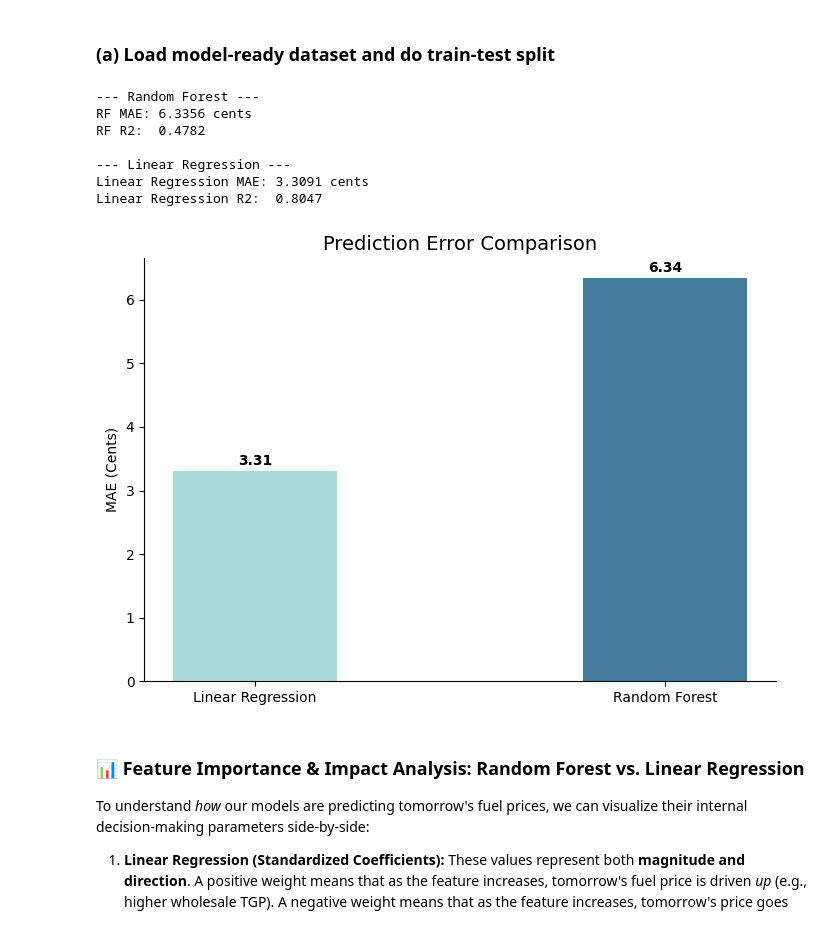
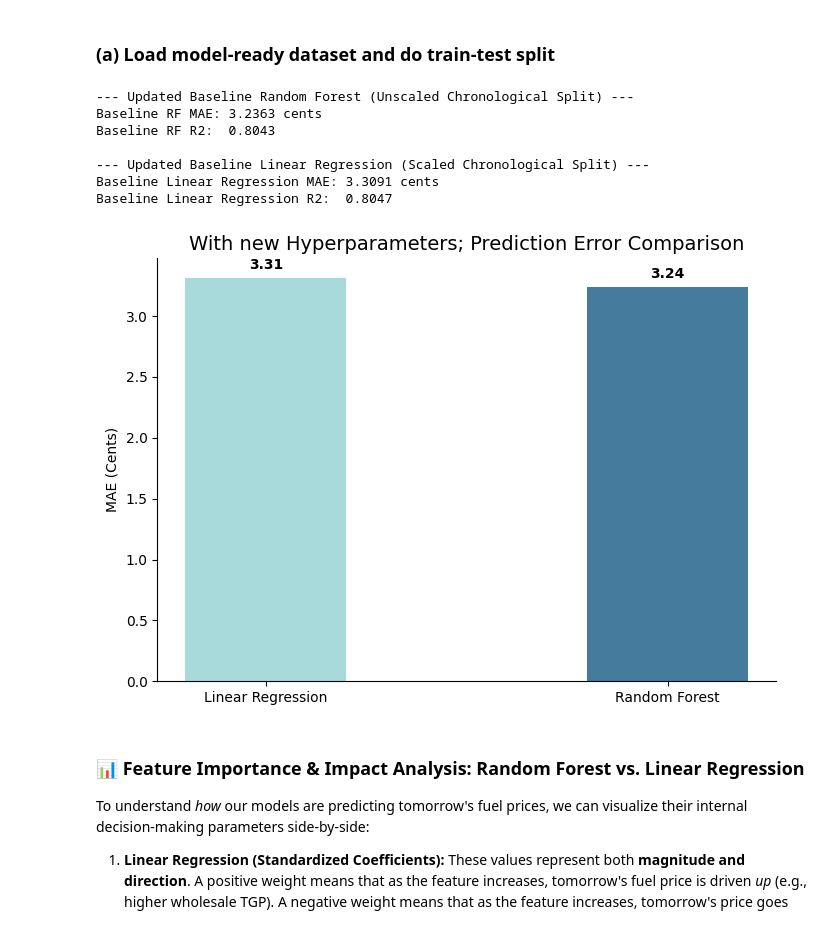
Before and after one commit to tim-fan1/engg2112, a Jupyter notebook: train_chrono_split.ipynb, the cells around one changed output. Saved outputs shown, nothing was run; the diff lists cells and outputs as text; code cells hidden in the pictures.

```diff
--- a/train_chrono_split.ipynb
+++ b/train_chrono_split.ipynb
@@ -57,60 +57,62 @@ baseline_lr_r2 = r2_score(y_test_chrono, baseline_lr_preds)
 
 
 # 7. Instantiate and Train Random Forest (Using UNSCALED data)
+# Best: {'max_depth': 7, 'max_features': 0.6, 'min_samples_leaf': 30, 'n_estimators': 300}
 baseline_rf = RandomForestRegressor(
-    n_estimators=100,
-    # max_depth=None,
-    # min_samples_split=2,
-    # min_samples_leaf=1,
-    # max_features=1.0,
-    # bootstrap=True,
+    n_estimators=300,
+    max_depth=7,
+    min_samples_split=2,
+    min_samples_leaf=30,
+    max_features=0.6,
+    bootstrap=True,
     random_state=42,
     n_jobs=-1
 )
+
 # We feed the raw, unscaled features here because trees are scale-invariant
 baseline_rf.fit(X_train_chrono, y_train_chrono)
 baseline_rf_preds = baseline_rf.predict(X_test_chrono)
 
 baseline_rf_mae = mean_absolute_error(y_test_chrono, baseline_rf_preds)
 baseline_rf_r2 = r2_score(y_test_chrono, baseline_rf_preds)
 
-print("--- Random Forest ---")
-print(f"RF MAE: {baseline_rf_mae:.4f} cents")
-print(f"RF R2:  {baseline_rf_r2:.4f}\n")
+print("--- Updated Baseline Random Forest (Unscaled Chronological Split) ---")
+print(f"Baseline RF MAE: {baseline_rf_mae:.4f} cents")
+print(f"Baseline RF R2:  {baseline_rf_r2:.4f}\n")
 
-print("--- Linear Regression ---")
-print(f"Linear Regression MAE: {baseline_lr_mae:.4f} cents")
-print(f"Linear Regression R2:  {baseline_lr_r2:.4f}\n")
+print("--- Updated Baseline Linear Regression (Scaled Chronological Split) ---")
+print(f"Baseline Linear Regression MAE: {baseline_lr_mae:.4f} cents")
+print(f"Baseline Linear Regression R2:  {baseline_lr_r2:.4f}\n")
 
 plt.figure(figsize=(7, 5))
 results = {'Linear Regression': baseline_lr_mae, 'Random Forest': baseline_rf_mae}
 colors = ['#A8DADC', '#457B9D']
 
 bars = plt.bar(results.keys(), results.values(), color=colors, width=0.4)
 
 # Scientific styling
-plt.title('Prediction Error Comparison', fontsize=14)
+plt.title('With new Hyperparameters; Prediction Error Comparison', fontsize=14)
 plt.ylabel('MAE (Cents)')
 plt.gca().spines['top'].set_visible(False)
 plt.gca().spines['right'].set_visible(False)
 
 # Add values
 for bar in bars:
     yval = bar.get_height()
     plt.text(bar.get_x() + bar.get_width()/2, yval + 0.05, f'{yval:.2f}',
              ha='center', va='bottom', fontweight='bold')
 
 plt.tight_layout()
 plt.show()
 # %% [output]
---- Random Forest ---
-RF MAE: 6.3356 cents
-RF R2:  0.4782
+--- Updated Baseline Random Forest (Unscaled Chronological Split) ---
+Baseline RF MAE: 3.2363 cents
+Baseline RF R2:  0.8043
 
---- Linear Regression ---
-Linear Regression MAE: 3.3091 cents
-Linear Regression R2:  0.8047
+--- Updated Baseline Linear Regression (Scaled Chronological Split) ---
+Baseline Linear Regression MAE: 3.3091 cents
+Baseline Linear Regression R2:  0.8047
-[figure, old version]
+[figure, new version]
 # %% [markdown]
 ### 📊 Feature Importance & Impact Analysis: Random Forest vs. Linear Regression
 
```
Also changed, not shown: parts of 5 cells of this notebook, 2 other files.
